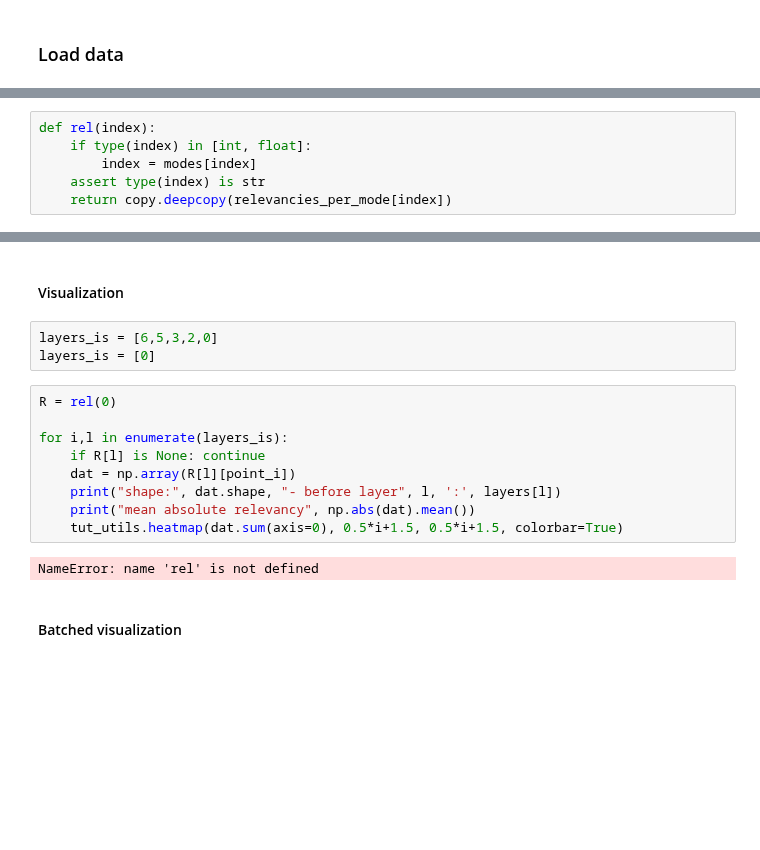
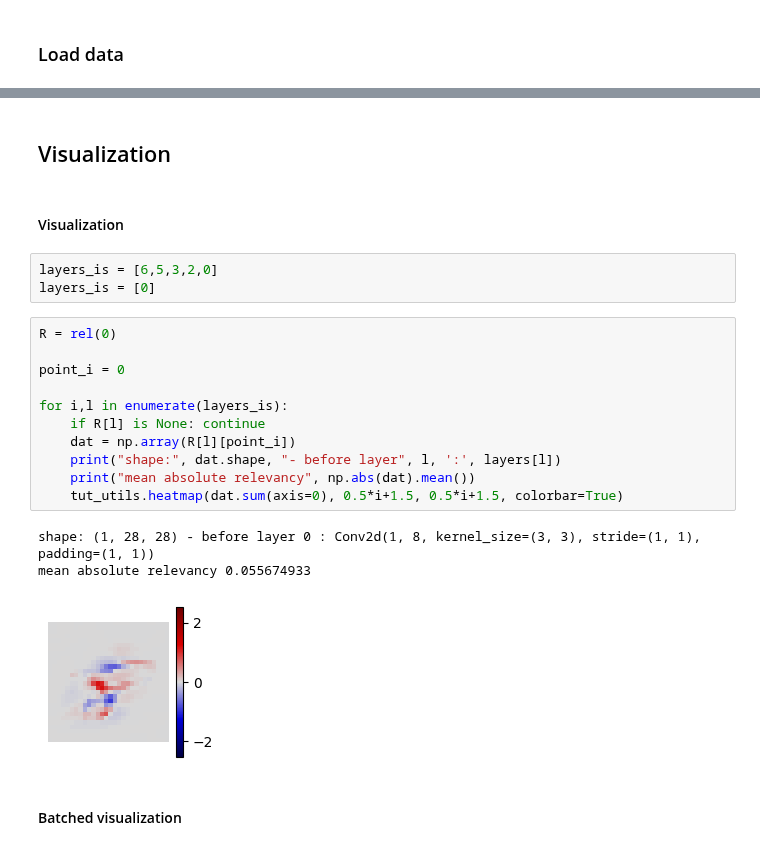
Before and after one commit to johannesmaess/investigation, a Jupyter notebook: gamma-mnist-cnn-quantus.ipynb, the cells around one changed output, grey strips where cells are left out. Saved outputs shown, nothing was run; the diff lists cells and outputs as text; blank space fills up the shorter version.

```diff
--- a/gamma-mnist-cnn-quantus.ipynb
+++ b/gamma-mnist-cnn-quantus.ipynb
@@ -134,7 +80 @@ relevancies_per_mode = {}
-# %%
-def rel(index):
-    if type(index) in [int, float]:
-        index = modes[index]
-    assert type(index) is str
-    return copy.deepcopy(relevancies_per_mode[index])
 # %%
@@ -169,19 +129,25 @@ for mode in tqdm(modes.values()):
 # %% [markdown]
-#### Visualization
+## Visualization
+# %% [markdown]
+#### Visualization
 # %%
 layers_is = [6,5,3,2,0]
 layers_is = [0]
 # %%
 R = rel(0)
+
+point_i = 0
 
 for i,l in enumerate(layers_is):
     if R[l] is None: continue
     dat = np.array(R[l][point_i])
     print("shape:", dat.shape, "- before layer", l, ':', layers[l])
     print("mean absolute relevancy", np.abs(dat).mean())
     tut_utils.heatmap(dat.sum(axis=0), 0.5*i+1.5, 0.5*i+1.5, colorbar=True)
 # %% [output]
-NameError: name 'rel' is not defined
+shape: (1, 28, 28) - before layer 0 : Conv2d(1, 8, kernel_size=(3, 3), stride=(1, 1), padding=(1, 1))
+mean absolute relevancy 0.055674933
+[figure, added]
 # %% [markdown]
 #### Batched visualization
 # %%
```
Also changed, not shown: parts of 36 cells of this notebook, 3 other files.
